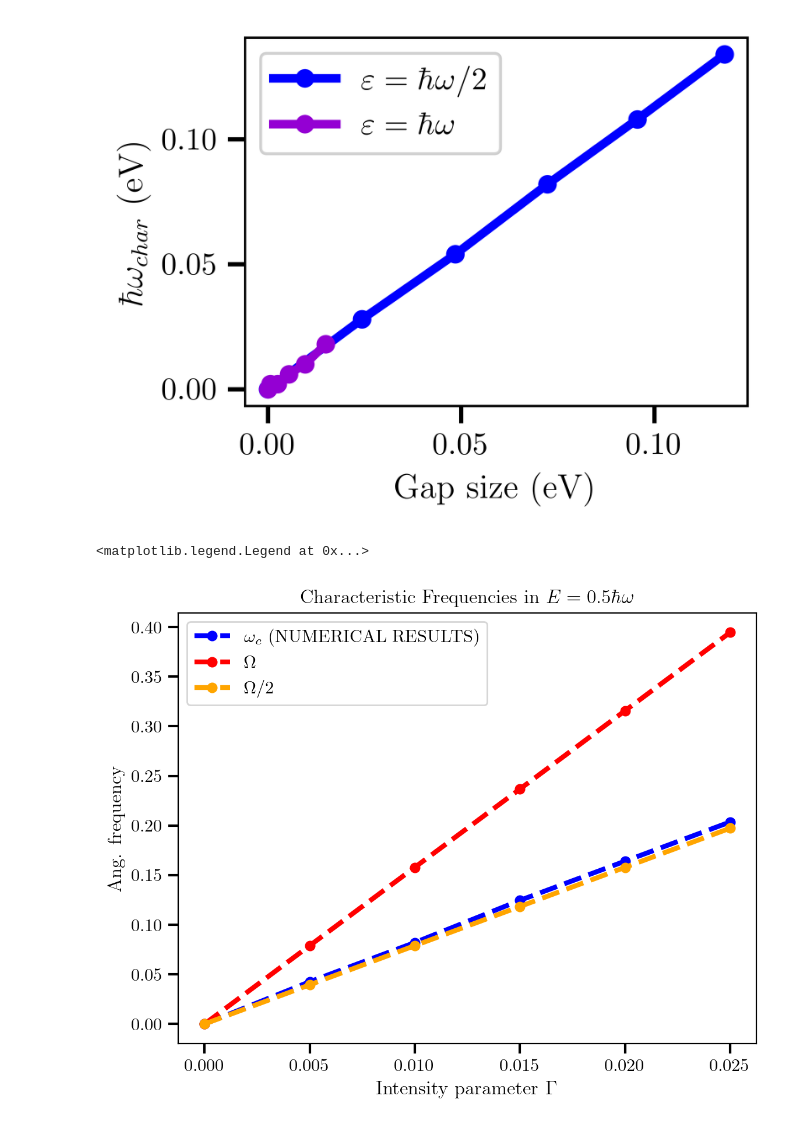
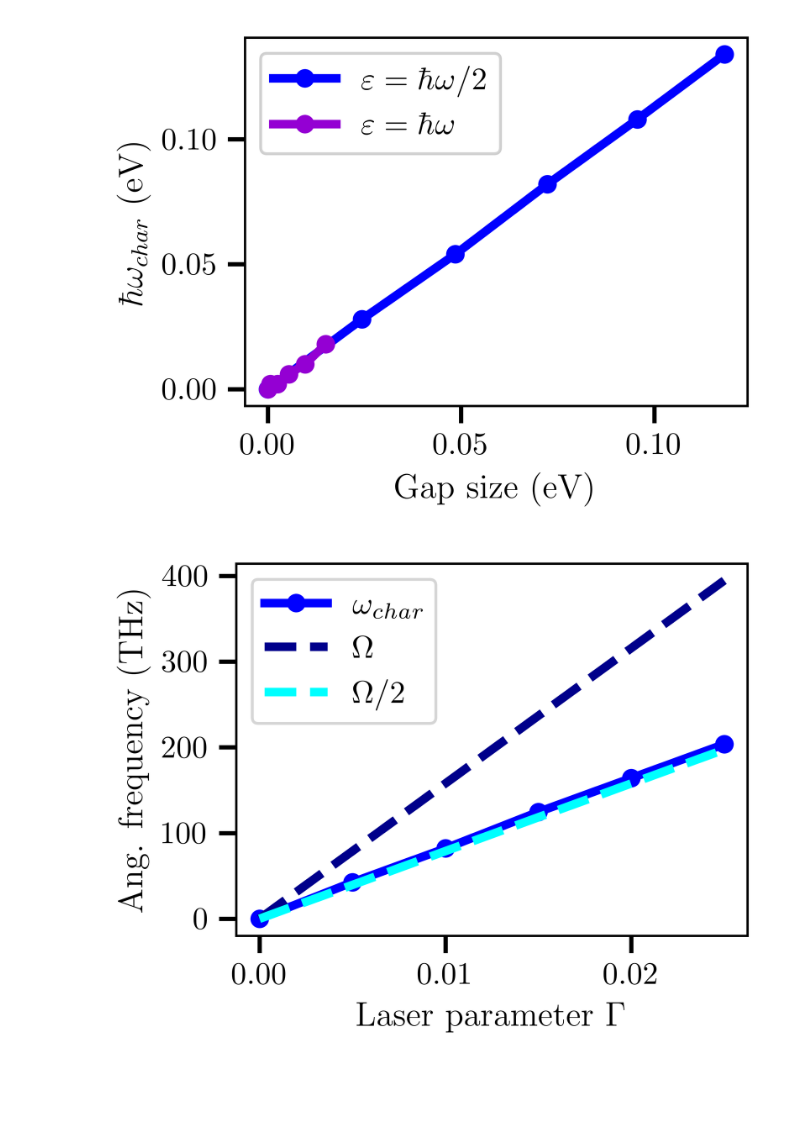
Before and after one commit to Erneh/Neq_TFM, a Jupyter notebook: result_analysis/graphs_freqs.ipynb, the cells around one changed output. Cells and saved outputs as stored; diff of their text form; code cells hidden in the pictures; blank space fills up the shorter version.

Commit message:
Graph files changes

```diff
--- a/result_analysis/graphs_freqs.ipynb
+++ b/result_analysis/graphs_freqs.ipynb
@@ -300,36 +215,32 @@ fig.savefig('Graphs/neq_comparison.pdf')
 # %%
 #%% Trying Rabi stuff to see if theoretical results make sense using gap
 t = -2.7
 Phi0 = 2*np.pi*hbar
 if modifier_id == 'circln':
     w1 = np.sqrt(3)*t*gamma_list*np.pi/hbar/2**0.5
-
 else:
      w1 = np.sqrt(3)*t*gamma_list*np.pi/hbar
-#w1 = 2*vf*A0/hbar
+
 
 
 rep = 1
 delta_w = (1-rep)*w
 #delta_w = w_laser - gap1_fl/jcl.hbar_fs
 rabi_freq = np.sqrt(delta_w**2 + w1**2)
 #rabi_freq = 2*vf*A0/jcl.hbar_fs*np.sqrt(1+E**2/(vf**2*A0**2))
 
 
 
-fig, ax = plt.subplots(dpi=200)
-ax.plot(gamma_list, char_freq[:,3], ls='--', c=color_list[3], marker='.',
-        label=f'$\\omega_c$ (NUMERICAL RESULTS)')
-ax.plot(gamma_list, rabi_freq, ls='--', c='red', marker='.',
-        label=f'$\\Omega$')
-ax.plot(gamma_list, rabi_freq/2, ls='--', c='orange', marker='.',
-        label=f'$\\Omega/2$')
-ax.set_title('Characteristic Frequencies in $E=0.5\\hbar\\omega$')
-ax.set_xlabel('Intensity parameter $\\Gamma$')
-ax.set_ylabel('Ang. frequency')
+fig, ax = plt.subplots(dpi=800, figsize=(8/2.54, 6/2.54), layout='constrained')
+ax.plot(gamma_list, char_freq[:,3]*1000, ls='-', c='blue', marker='.',
+        label='$\\omega_{char}$')
+ax.plot(gamma_list, rabi_freq*1000, ls='--', c='darkblue',label=f'$\\Omega$')
+ax.plot(gamma_list, rabi_freq/2*1000, ls='--', c='cyan', label=f'$\\Omega/2$')
+#ax.set_title('Characteristic Frequencies in $E=0.5\\hbar\\omega$')
+ax.set_xlabel('Laser parameter $\\Gamma$')
+ax.set_ylabel('Ang. frequency (THz)')
 ax.legend()
-
+fig.savefig('Graphs/neq_rabi_comp.pdf')
 #np.save('Out/char_freqs.npy', char_freq[:,3])
 # %% [output]
-<matplotlib.legend.Legend at 0x...>
-[figure, old version]
+[figure, new version]
```
Also changed, not shown: parts of 5 cells of this notebook, 2 other files.
